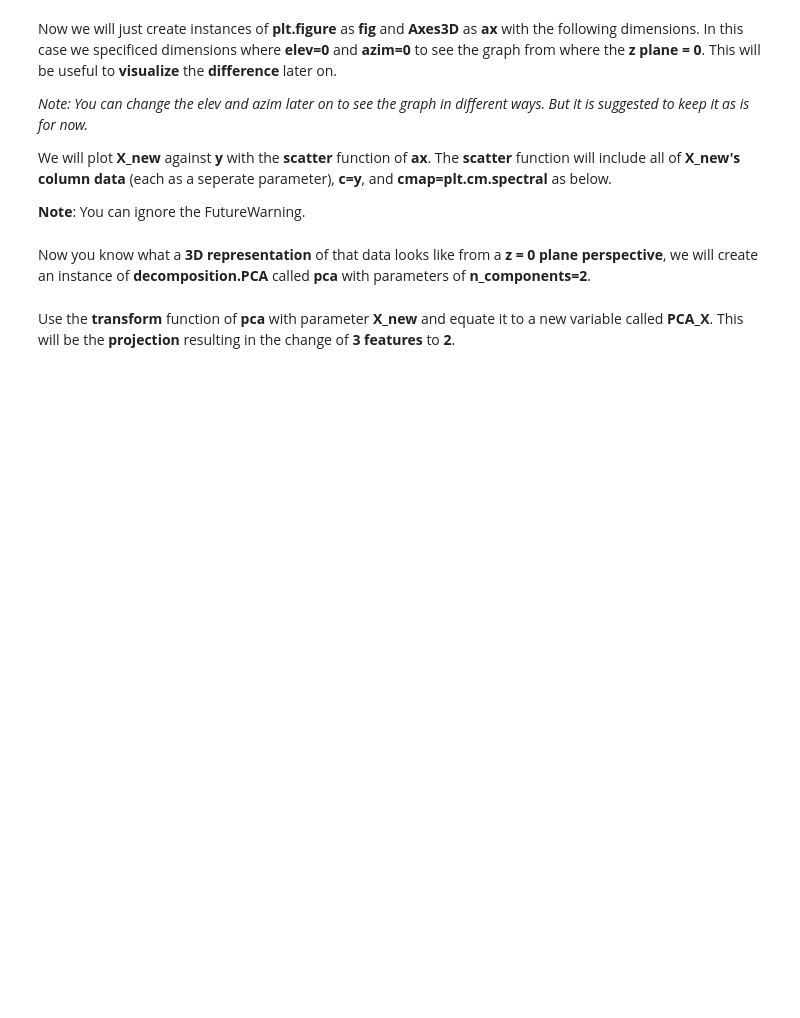
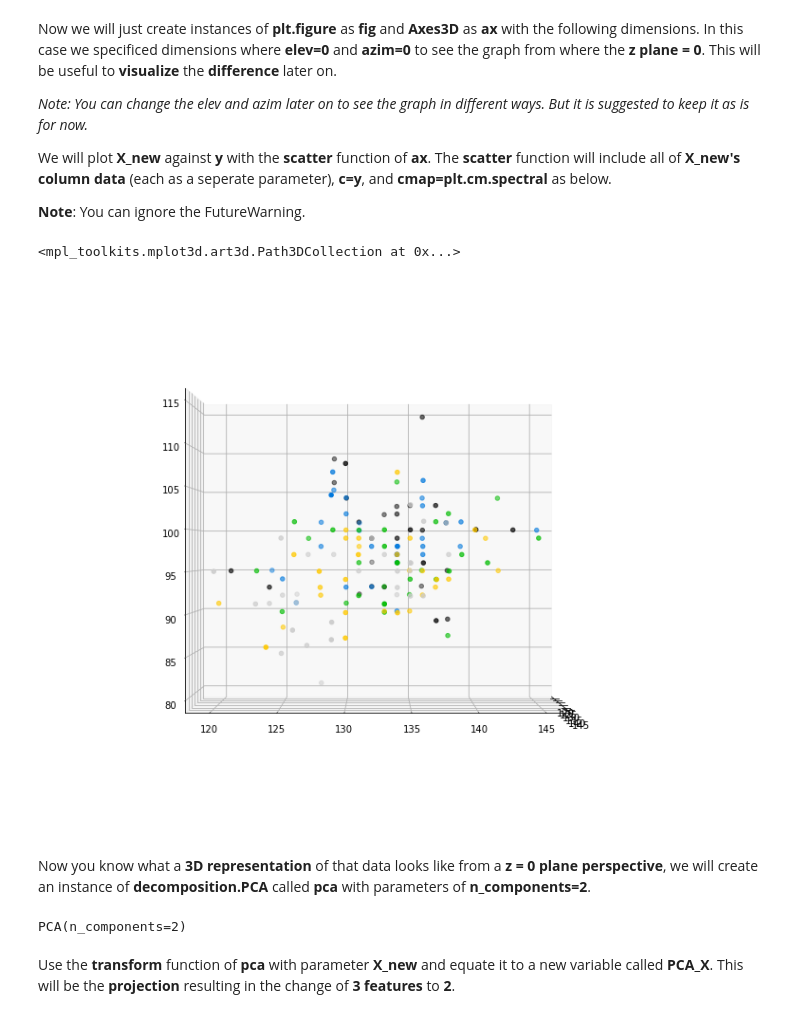
Before and after one commit to tulip-lab/flip00, a Jupyter notebook: F0B-06-Unsupervised.ipynb, the cells around one changed output. Saved outputs shown, nothing was run; the diff lists cells and outputs as text; code cells hidden in the pictures; blank space fills up the shorter version.

```diff
--- a/F0B-06-Unsupervised.ipynb
+++ b/F0B-06-Unsupervised.ipynb
@@ -569,5 +617,6 @@ my_data = pandas.read_csv("data/skulls.csv", delimiter=",")
 def removeColumns(pandasArray, *column):
     return pandasArray.drop(pandasArray.columns[[column]], axis=1).values
 # %%
+my_data[tuple(my_data)] = 1.0
 X = removeColumns(my_data, 0,1)
 X
@@ -700,13 +821,18 @@ We will plot <b>X_new</b> against <b>y</b> with the <b>scatter</b> function of <
 # %%
 fig = plt.figure(1, figsize=(10, 8))
 ax = Axes3D(fig, rect=[0, 0, .95, 1], elev=0, azim=0)
-ax.scatter(X_new[:, 0], X_new[:, 1], X_new[:, 2], c=y, cmap=plt.cm.spectral)
+ax.scatter(X_new[:, 0], X_new[:, 1], X_new[:, 2], c=y, cmap=plt.cm.nipy_spectral)
+# %% [output]
+<mpl_toolkits.mplot3d.art3d.Path3DCollection at 0x...>
+[figure, added]
 # %% [markdown]
 Now you know what a <b>3D representation</b> of that data looks like from a <b>z = 0 plane perspective</b>, we will create an instance of <b>decomposition.PCA</b> called <b>pca</b> with parameters of <b>n_components=2</b>.
 # %%
 pca = decomposition.PCA(n_components=2)
 # %%
 pca.fit(X_new)
+# %% [output]
+PCA(n_components=2)
 # %% [markdown]
 Use the <b>transform</b> function of <b>pca</b> with parameter <b>X_new</b> and equate it to a new variable called <b>PCA_X</b>. This will be the <b>projection</b> resulting in the change of <b>3 features</b> to <b>2</b>.
 # %%
```
Also changed, not shown: parts of 25 cells of this notebook, 2 other files.
